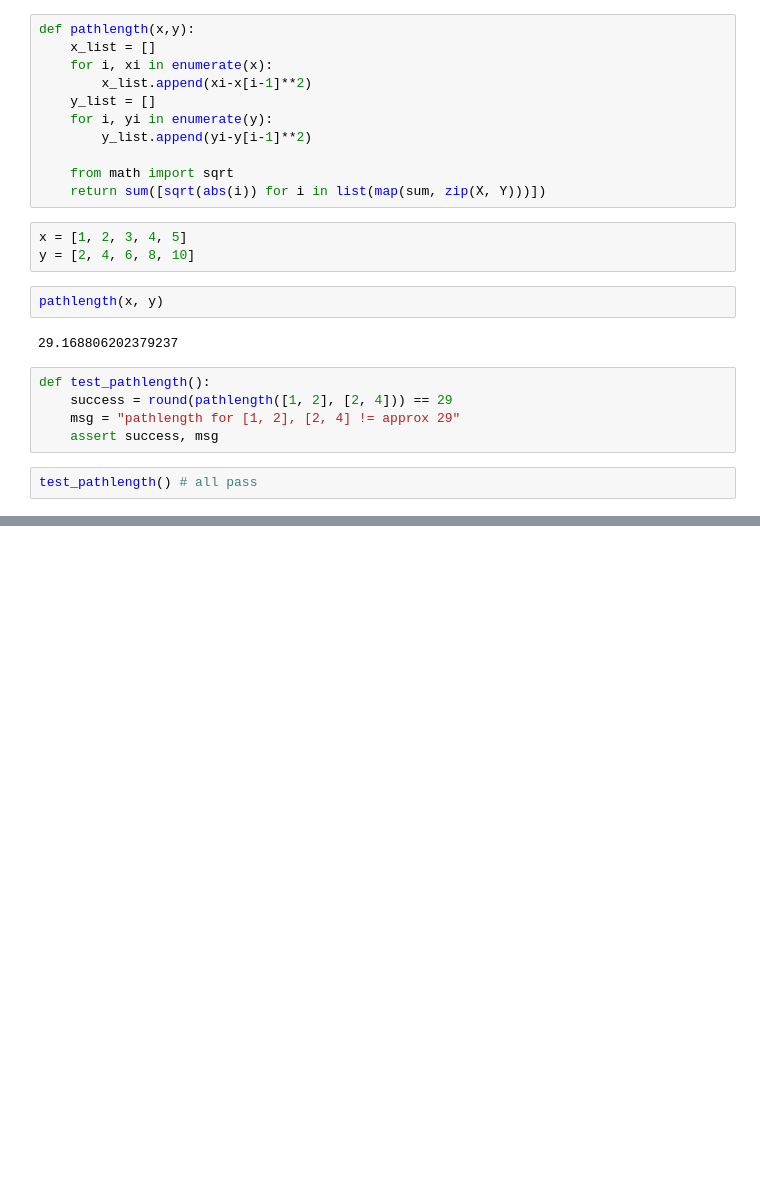
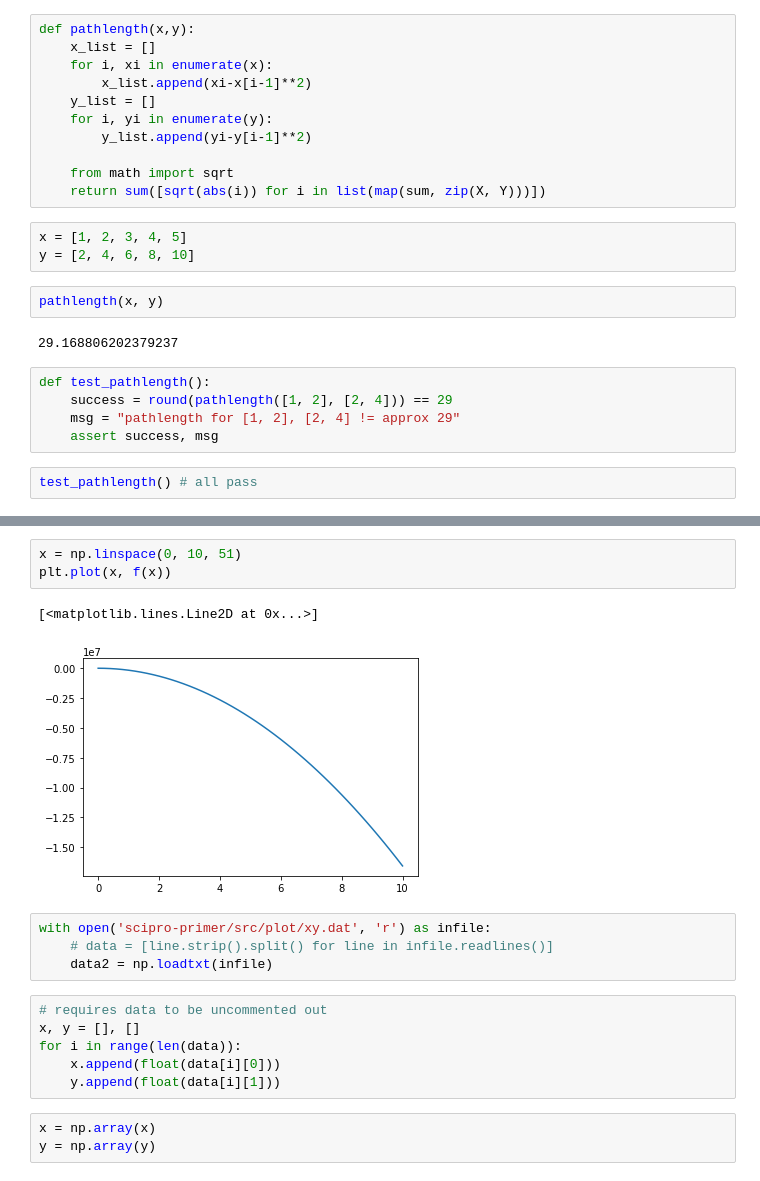
Before and after one commit to kayfay/scientific_programming_python, a Jupyter notebook: science_notebook.ipynb, the cells around one changed output, grey strips where cells are left out. Cells and saved outputs as stored; diff of their text form; blank space fills up the shorter version.

```diff
--- a/science_notebook.ipynb
+++ b/science_notebook.ipynb
@@ -1100,0 +1440,19 @@ test_pathlength() # all pass
+# %%
+x = np.linspace(0, 10, 51)
+plt.plot(x, f(x))
+# %% [output]
+[<matplotlib.lines.Line2D at 0x...>]
+[figure, added]
+# %%
+with open('scipro-primer/src/plot/xy.dat', 'r') as infile:
+    # data = [line.strip().split() for line in infile.readlines()]
+    data2 = np.loadtxt(infile)
+# %%
+# requires data to be uncommented out
+x, y = [], []
+for i in range(len(data)):
+    x.append(float(data[i][0]))
+    y.append(float(data[i][1]))
+# %%
+x = np.array(x)
+y = np.array(y)
```
Also changed, not shown: parts of 58 cells of this notebook, 5 other files.
